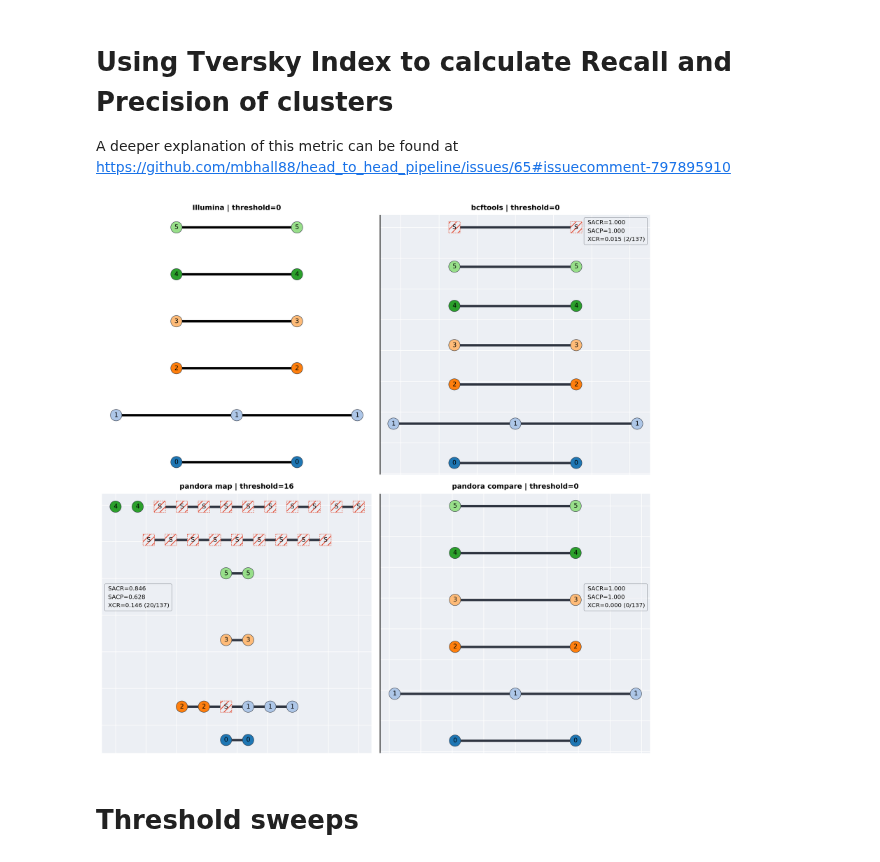
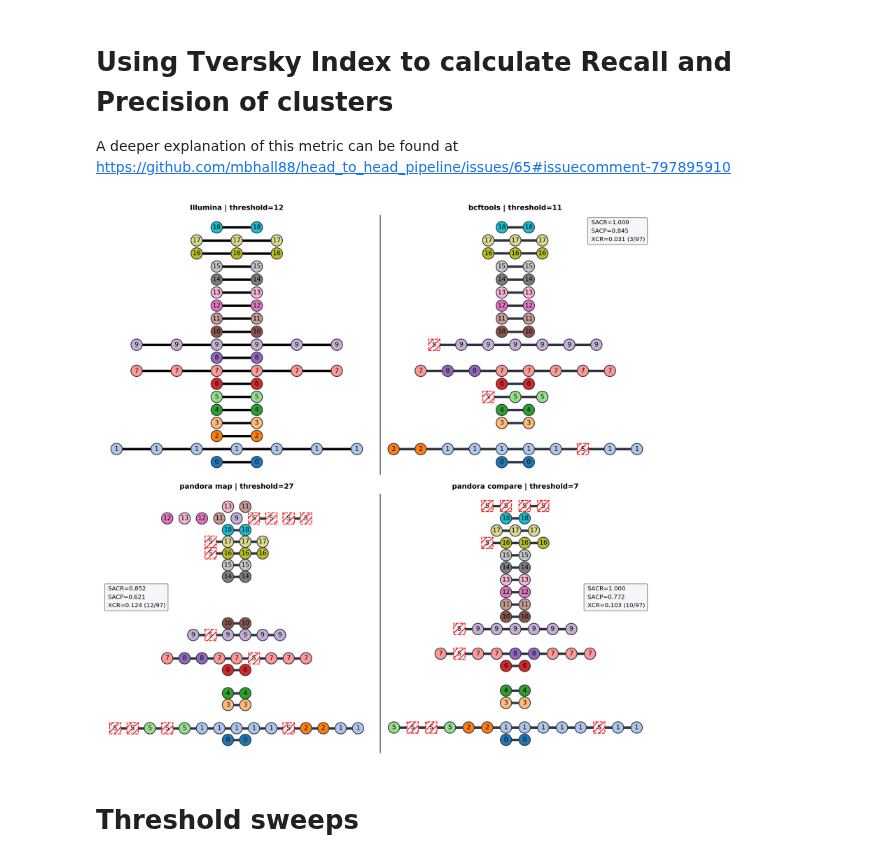
Before and after one commit to mbhall88/head_to_head_pipeline, a Jupyter notebook: analysis/transmission_clustering/eda/clustering.ipynb, the cells around one changed output. Drawn from its saved outputs; the diff is of its cells as text; code cells hidden in the pictures.

```diff
--- a/analysis/transmission_clustering/eda/clustering.ipynb
+++ b/analysis/transmission_clustering/eda/clustering.ipynb
@@ -39,7 +39,7 @@ import numpy as np
 import networkx as nx
 import matplotlib.pyplot as plt
 import matplotlib.patches as mpatches
-plt.style.use("ggplot")
+
 ggplot_cm = plt.rcParams["axes.prop_cycle"].by_key()["color"]
 %matplotlib inline
 
@@ -211,7 +211,7 @@ def SACP_AND_SACR(G, H):
 bcftools_ts = {0: 0, 2: 2, 5: 5, 12: 11}
 map_ts = {0: 16, 2: 18, 5: 18, 12: 27}
 compare_ts = {0: 0, 2: 1, 5: 3, 12: 7}
-t = 0
+t = 12
 
 compass_mtx = load_matrix("compass.matrix.csv", name="compass")
 G_compass = dist_matrix_to_graph(compass_mtx, threshold=t, include_singletons=True)
@@ -237,7 +237,7 @@ title_fontdict = dict(fontsize=9, fontweight="bold")
 align = "horizontal"
 black = "#2e3440"
 white = "#eceff4"
-red = ggplot_cm[0]
+red = "red"
 edge_colour = black
 singleton_label = "S"
 singleton_id = -1
@@ -327,17 +327,6 @@ for i, (M, T, tool) in enumerate(zip(
 
     # give nodes that were singleton on Illumina, but now clustered
     # in Nanopore the cluster ID of their nanopore cluster
-#     clustered_singletons = {v for v, d in H.nodes(data=True) if d[node_colour_key] == singleton_node_colour}
-#     for v in clustered_singletons:
-#         new_id = -1
-#         for u in nx.node_connected_component(H, v):
-#             if H.nodes[u][node_colour_key] == singleton_node_colour:
-#                 continue
-#             else:
-#                 new_id = G.nodes[u][subset_key]
-#                 break
-
-#         H.nodes[v][subset_key] = new_id
     clusters = nx.connected_components(H)
     for c in clusters:
         ids = {H.nodes[v][subset_key] for v in c}
@@ -387,44 +376,43 @@ for i, (M, T, tool) in enumerate(zip(
             node_ax.set_edgecolor(singleton_line_colour)
             node_ax.set_linestyle(singleton_ls)
 
 
     nx.draw_networkx_edges(H, pos, ax=ax, edge_color=edge_colour, width=edge_width)
     nx.draw_networkx_labels(H, pos, labels=labs, ax=ax, font_size=font_size, font_weight=fw)
 
     fs = 7.5
 
     c = mpatches.Circle((1, 1), 0.0001, color=white)
-#     ax.add_patch(c)
     metrics = [f"SACR={sacr:.3f}", f"SACP={sacp:.3f}", f"XCR={xcr_data[0]:.3f} ({xcr_data[1]}/{xcr_data[2]})"]
 
     if i == 1:
         location = dict(loc="upper right")#bbox_to_anchor=(0.99, 0.5))
     elif i == 2:
         location = dict(loc="center left", bbox_to_anchor=(0, 0.6))
     elif i == 3:
         location = dict(loc="center right", bbox_to_anchor=(1, 0.6))
 
     ax.legend(
         [c]*len(metrics), metrics, facecolor=white, handlelength=0.1, handletextpad=0.1,
         fontsize=fs, framealpha=0.5, edgecolor=black, frameon=True, **location
     )
 
     ax.set_title(f"{tool} | threshold={tool_t}", fontdict=title_fontdict)
 
-#     if i / 2 <= 1:
-#         ax.spines["bottom"].set_color("black")
 
-    _ = ax.set_facecolor(white)
-
-
-axes[0][1].spines["left"].set_color("black")
-axes[1][1].spines["left"].set_color("black")
-# axes[0][1].spines["bottom"].set_color("black")
-# axes[0][0].spines["bottom"].set_color("black")
+for i, ax in enumerate(axes.flatten()):
+    fc = ax.get_facecolor()
+    if i % 2:
+        ax.spines["left"].set_color("black")
+    else:
+        ax.spines["left"].set_color(fc)
+    ax.spines["top"].set_color(fc)
+    ax.spines["right"].set_color(fc)
+    ax.spines["bottom"].set_color(fc)
 
 plt.tight_layout()
 # %% [output]
-[figure, old version]
+[figure, new version]
 # %%
 fig.savefig(f"clustering-t{t}.png")
 # %% [markdown]
```
Also changed, not shown: parts of 2 cells of this notebook.
